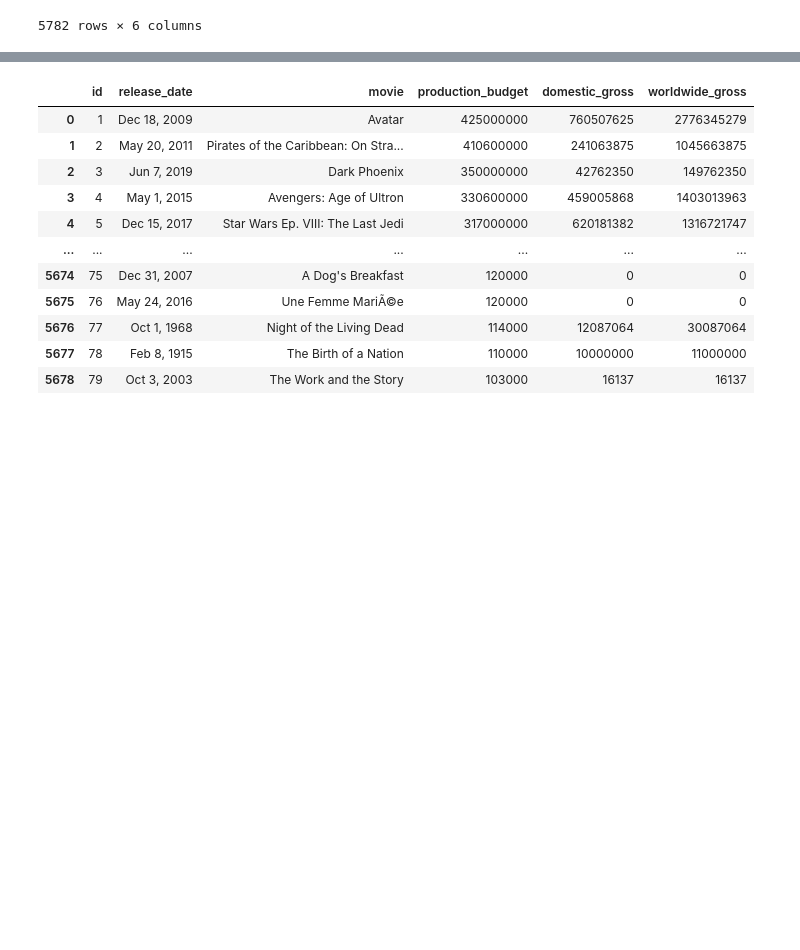
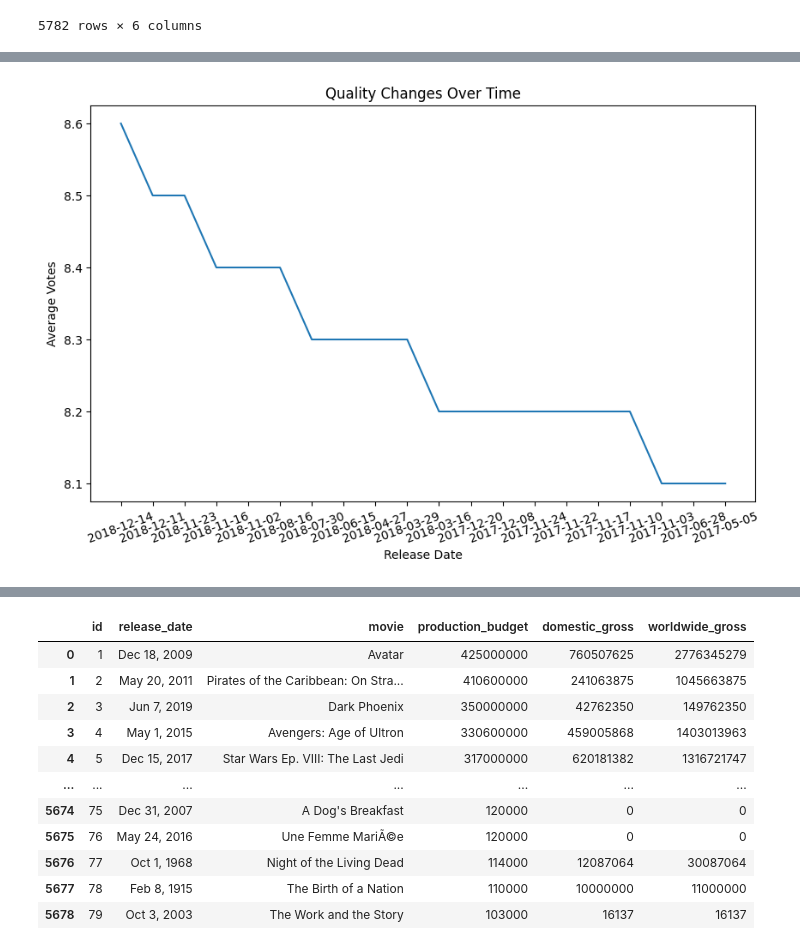
Before and after one commit to Ed-Odhiambo/dsc-phase-1-project-v2-4, a Jupyter notebook: working_project_edit.ipynb, the cells around one changed output, grey strips where cells are left out. Saved outputs shown, nothing was run; the diff lists cells and outputs as text; code cells hidden in the pictures; blank space fills up the shorter version.

```diff
--- a/working_project_edit.ipynb
+++ b/working_project_edit.ipynb
@@ -275,0 +254,12 @@ dtype: object
+# %%
+# Release date vs vote average: This combination could help answer question 2 by exploring how the quality of movies has changed over time.
+# A line chart or scatter plot could be used to visualize this relationship.
+fig, ax = plt.subplots(figsize=(10,6))
+plt.plot(TMDB_TopAvgVoted['release_date'].sort_values(ascending=False).head(20), TMDB_TopAvgVoted['vote_average'].head(20))
+plt.title('Quality Changes Over Time')
+plt.xlabel('Release Date')
+plt.ylabel('Average Votes')
+plt.xticks(rotation=20)
+plt.show()
+# %% [output]
+[figure, added]
```
Also changed, not shown: parts of 43 cells of this notebook.
